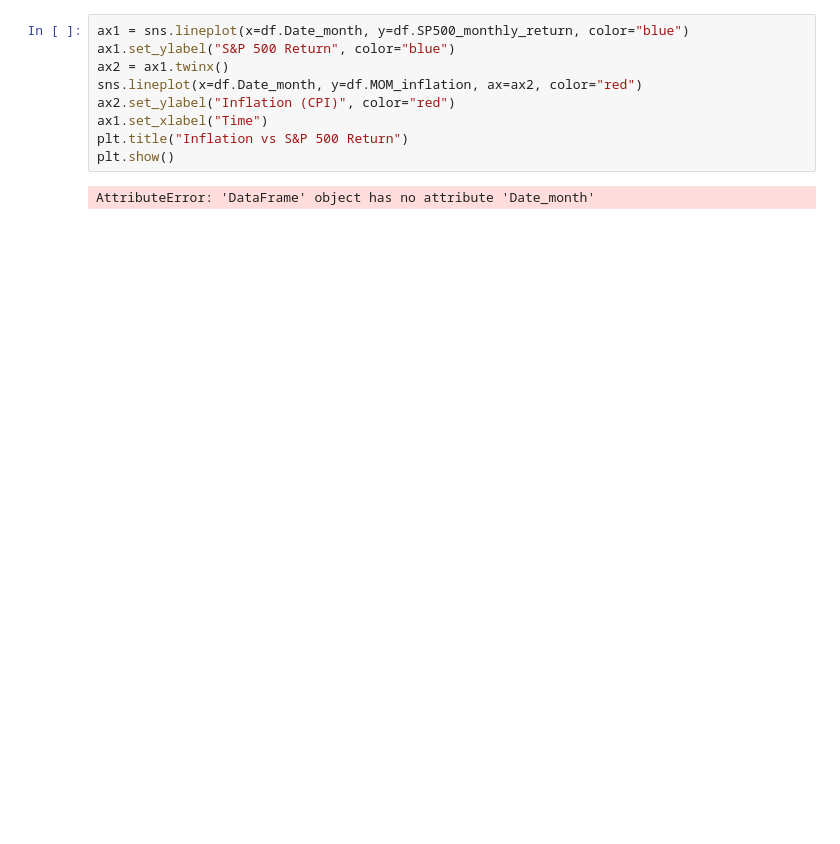
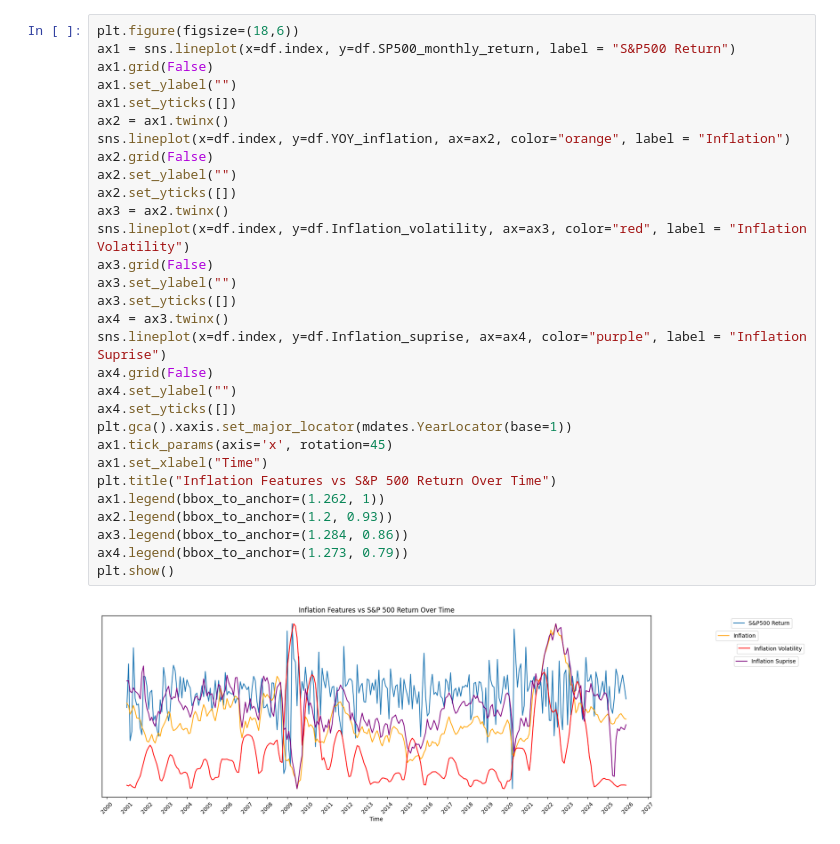
Before and after one commit to jamesr1x/Inflation_stock_analysis_project, a Jupyter notebook: Scrypts/Analysis.ipynb, the cells around one changed output. Cells and saved outputs as stored; diff of their text form; blank space fills up the shorter version.

```diff
--- a/Scrypts/Analysis.ipynb
+++ b/Scrypts/Analysis.ipynb
@@ -40,11 +77,32 @@ TypeError: 'str' object is not callable
 # %%
-ax1 = sns.lineplot(x=df.Date_month, y=df.SP500_monthly_return, color="blue")
-ax1.set_ylabel("S&P 500 Return", color="blue")
+plt.figure(figsize=(18,6))
+ax1 = sns.lineplot(x=df.index, y=df.SP500_monthly_return, label = "S&P500 Return")
+ax1.grid(False)
+ax1.set_ylabel("")
+ax1.set_yticks([])
 ax2 = ax1.twinx()
-sns.lineplot(x=df.Date_month, y=df.MOM_inflation, ax=ax2, color="red")
-ax2.set_ylabel("Inflation (CPI)", color="red")
+sns.lineplot(x=df.index, y=df.YOY_inflation, ax=ax2, color="orange", label = "Inflation")
+ax2.grid(False)
+ax2.set_ylabel("")
+ax2.set_yticks([])
+ax3 = ax2.twinx()
+sns.lineplot(x=df.index, y=df.Inflation_volatility, ax=ax3, color="red", label = "Inflation Volatility")
+ax3.grid(False)
+ax3.set_ylabel("")
+ax3.set_yticks([])
+ax4 = ax3.twinx()
+sns.lineplot(x=df.index, y=df.Inflation_suprise, ax=ax4, color="purple", label = "Inflation Suprise")
+ax4.grid(False)
+ax4.set_ylabel("")
+ax4.set_yticks([])
+plt.gca().xaxis.set_major_locator(mdates.YearLocator(base=1))
+ax1.tick_params(axis='x', rotation=45)
 ax1.set_xlabel("Time")
-plt.title("Inflation vs S&P 500 Return")
+plt.title("Inflation Features vs S&P 500 Return Over Time")
+ax1.legend(bbox_to_anchor=(1.262, 1))
+ax2.legend(bbox_to_anchor=(1.2, 0.93))
+ax3.legend(bbox_to_anchor=(1.284, 0.86))
+ax4.legend(bbox_to_anchor=(1.273, 0.79))
 plt.show()
 # %% [output]
-AttributeError: 'DataFrame' object has no attribute 'Date_month'
+[figure, added]
```
Also changed, not shown: parts of 13 cells of this notebook, 2 other files.
